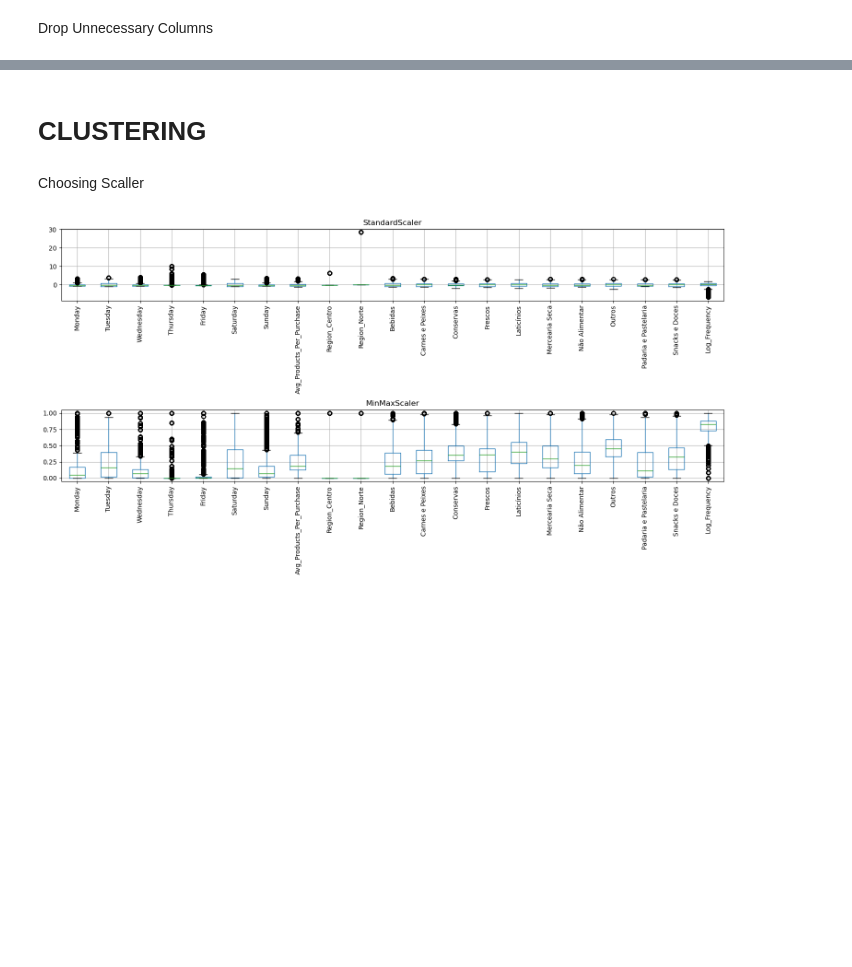
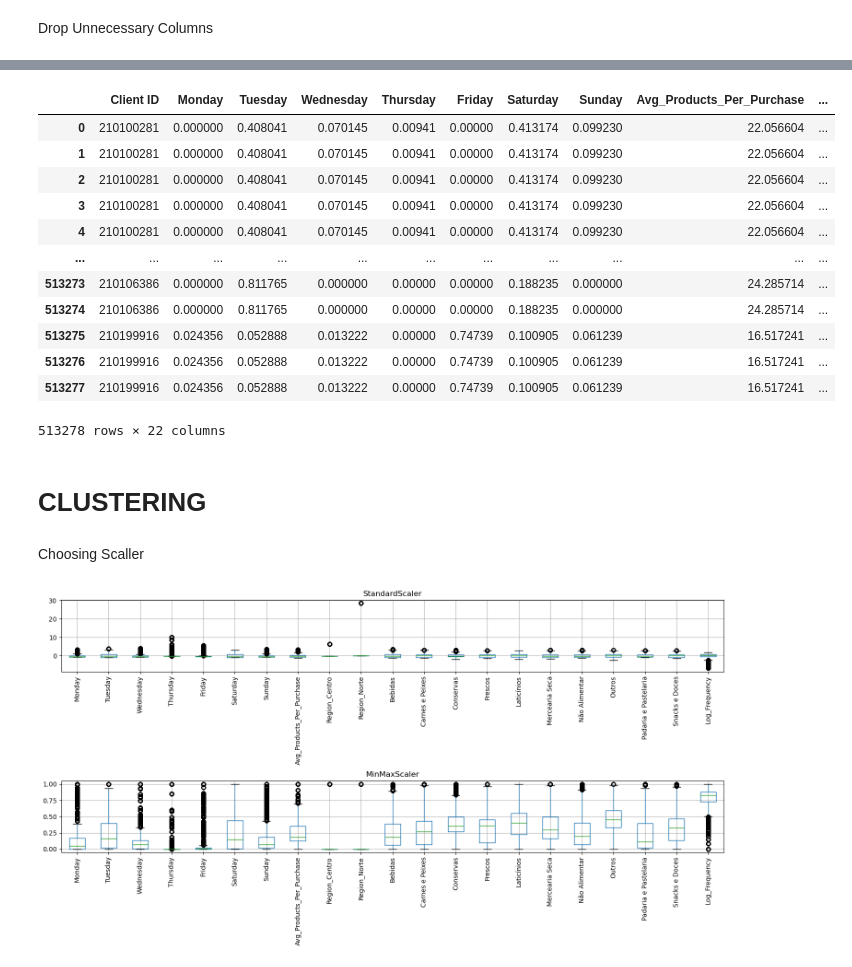
Before and after one commit to gugaaa1904/BC, a Jupyter notebook: Case 3.ipynb, the cells around one changed output, grey strips where cells are left out. Drawn from its saved outputs; the diff is of its cells as text; code cells hidden in the pictures; blank space fills up the shorter version.

```diff
--- a/Case 3.ipynb
+++ b/Case 3.ipynb
@@ -733,4 +734,20 @@ Index(['Monday', 'Tuesday', 'Wednesday', 'Thursday', 'Friday', 'Saturday',
       dtype='object')
+# %%
+data
+# %% [output]
+|  | Client ID | Monday | Tuesday | Wednesday | Thursday | Friday | Saturday | Sunday | Avg_Products_Per_Purchase | ... |
+| 0 | 210100281 | 0.000000 | 0.408041 | 0.070145 | 0.00941 | 0.00000 | 0.413174 | 0.099230 | 22.056604 | ... |
+| 1 | 210100281 | 0.000000 | 0.408041 | 0.070145 | 0.00941 | 0.00000 | 0.413174 | 0.099230 | 22.056604 | ... |
+| 2 | 210100281 | 0.000000 | 0.408041 | 0.070145 | 0.00941 | 0.00000 | 0.413174 | 0.099230 | 22.056604 | ... |
+| 3 | 210100281 | 0.000000 | 0.408041 | 0.070145 | 0.00941 | 0.00000 | 0.413174 | 0.099230 | 22.056604 | ... |
+| 4 | 210100281 | 0.000000 | 0.408041 | 0.070145 | 0.00941 | 0.00000 | 0.413174 | 0.099230 | 22.056604 | ... |
+| ... | ... | ... | ... | ... | ... | ... | ... | ... | ... | ... |
+| 513273 | 210106386 | 0.000000 | 0.811765 | 0.000000 | 0.00000 | 0.00000 | 0.188235 | 0.000000 | 24.285714 | ... |
+| 513274 | 210106386 | 0.000000 | 0.811765 | 0.000000 | 0.00000 | 0.00000 | 0.188235 | 0.000000 | 24.285714 | ... |
+| 513275 | 210199916 | 0.024356 | 0.052888 | 0.013222 | 0.00000 | 0.74739 | 0.100905 | 0.061239 | 16.517241 | ... |
+| 513276 | 210199916 | 0.024356 | 0.052888 | 0.013222 | 0.00000 | 0.74739 | 0.100905 | 0.061239 | 16.517241 | ... |
+| 513277 | 210199916 | 0.024356 | 0.052888 | 0.013222 | 0.00000 | 0.74739 | 0.100905 | 0.061239 | 16.517241 | ... |
+513278 rows × 22 columns
 # %% [markdown]
 # **CLUSTERING**
 # %% [markdown]
```
Also changed, not shown: parts of 22 cells of this notebook, 1 other file.
